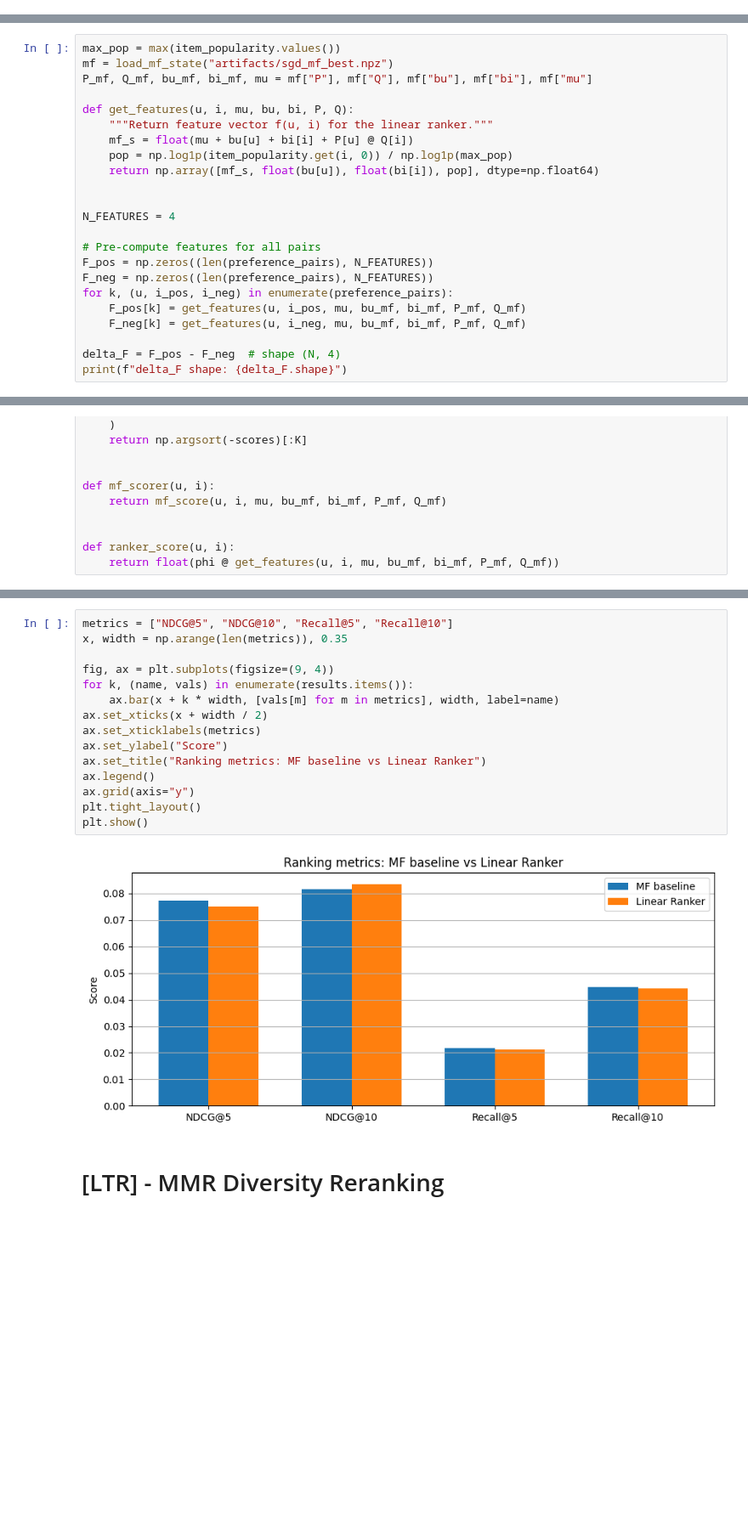
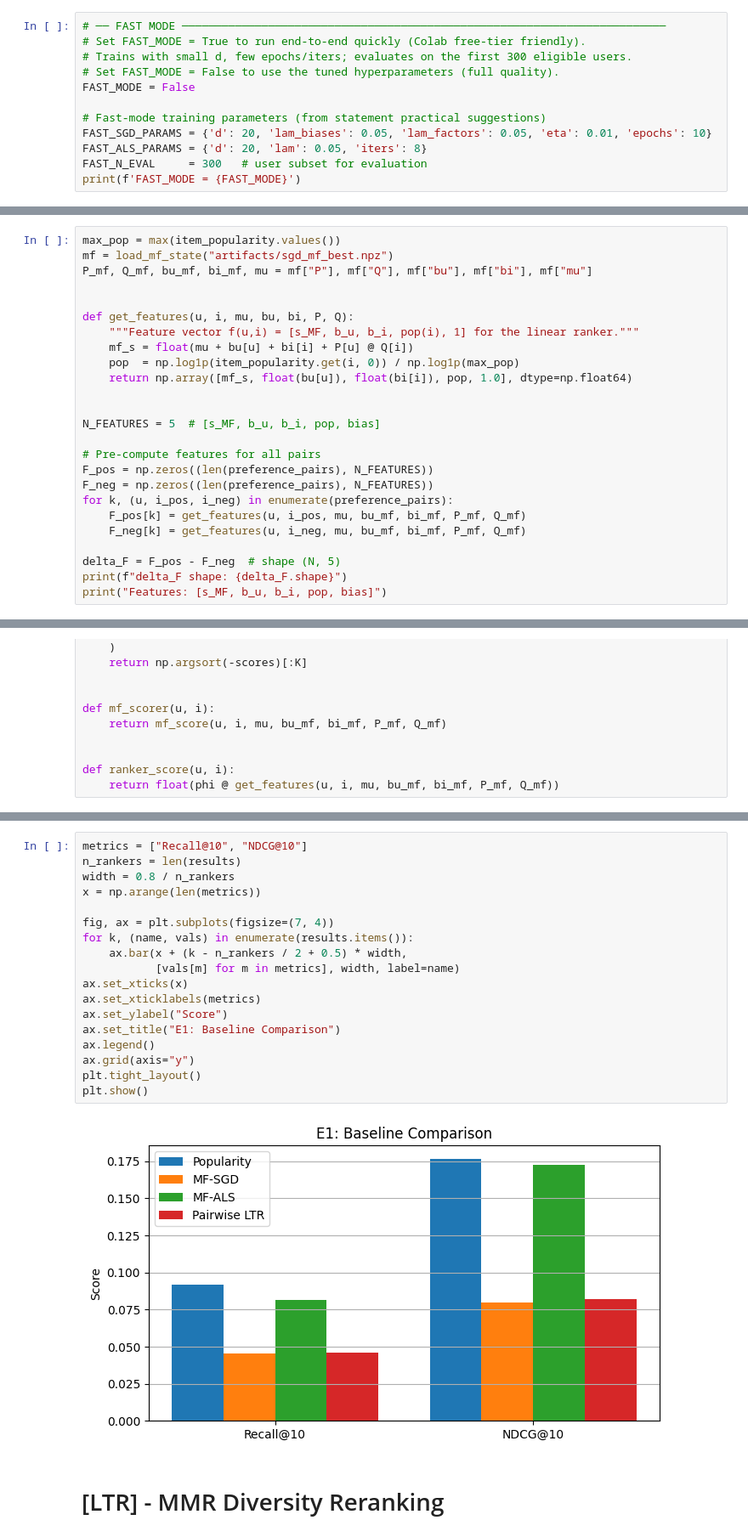
Before and after one commit to TiagoSilva35/CoCreativePipeline, a Jupyter notebook: src/main.ipynb, the cells around one changed output, grey strips where cells are left out. Shown at 85% size. Cells and saved outputs as stored; diff of their text form; blank space fills up the shorter version.

```diff
--- a/src/main.ipynb
+++ b/src/main.ipynb
@@ -18,3 +18,15 @@ from collections import defaultdict
 from pathlib import Path
 import matplotlib.pyplot as plt
 from sklearn.model_selection import train_test_split
+# %%
+# ── FAST MODE ─────────────────────────────────────────────────────────────────────────
+# Set FAST_MODE = True to run end-to-end quickly (Colab free-tier friendly).
+# Trains with small d, few epochs/iters; evaluates on the first 300 eligible users.
+# Set FAST_MODE = False to use the tuned hyperparameters (full quality).
+FAST_MODE = False
+
+# Fast-mode training parameters (from statement practical suggestions)
+FAST_SGD_PARAMS = {'d': 20, 'lam_biases': 0.05, 'lam_factors': 0.05, 'eta': 0.01, 'epochs': 10}
+FAST_ALS_PARAMS = {'d': 20, 'lam': 0.05, 'iters': 8}
+FAST_N_EVAL     = 300   # user subset for evaluation
+print(f'FAST_MODE = {FAST_MODE}')
@@ -598,14 +624,15 @@ max_pop = max(item_popularity.values())
 mf = load_mf_state("artifacts/sgd_mf_best.npz")
 P_mf, Q_mf, bu_mf, bi_mf, mu = mf["P"], mf["Q"], mf["bu"], mf["bi"], mf["mu"]
 
+
 def get_features(u, i, mu, bu, bi, P, Q):
-    """Return feature vector f(u, i) for the linear ranker."""
+    """Feature vector f(u,i) = [s_MF, b_u, b_i, pop(i), 1] for the linear ranker."""
     mf_s = float(mu + bu[u] + bi[i] + P[u] @ Q[i])
-    pop = np.log1p(item_popularity.get(i, 0)) / np.log1p(max_pop)
-    return np.array([mf_s, float(bu[u]), float(bi[i]), pop], dtype=np.float64)
+    pop  = np.log1p(item_popularity.get(i, 0)) / np.log1p(max_pop)
+    return np.array([mf_s, float(bu[u]), float(bi[i]), pop, 1.0], dtype=np.float64)
 
 
-N_FEATURES = 4
+N_FEATURES = 5  # [s_MF, b_u, b_i, pop, bias]
 
 # Pre-compute features for all pairs
 F_pos = np.zeros((len(preference_pairs), N_FEATURES))
@@ -614,6 +641,7 @@ for k, (u, i_pos, i_neg) in enumerate(preference_pairs):
     F_pos[k] = get_features(u, i_pos, mu, bu_mf, bi_mf, P_mf, Q_mf)
     F_neg[k] = get_features(u, i_neg, mu, bu_mf, bi_mf, P_mf, Q_mf)
 
-delta_F = F_pos - F_neg  # shape (N, 4)
+delta_F = F_pos - F_neg  # shape (N, 5)
 print(f"delta_F shape: {delta_F.shape}")
+print("Features: [s_MF, b_u, b_i, pop, bias]")
 # %% [output]
@@ -737,19 +789,22 @@ Linear Ranker  0.0752   0.0836    0.0213     0.0443
 # %%
-metrics = ["NDCG@5", "NDCG@10", "Recall@5", "Recall@10"]
-x, width = np.arange(len(metrics)), 0.35
+metrics = ["Recall@10", "NDCG@10"]
+n_rankers = len(results)
+width = 0.8 / n_rankers
+x = np.arange(len(metrics))
 
-fig, ax = plt.subplots(figsize=(9, 4))
+fig, ax = plt.subplots(figsize=(7, 4))
 for k, (name, vals) in enumerate(results.items()):
-    ax.bar(x + k * width, [vals[m] for m in metrics], width, label=name)
-ax.set_xticks(x + width / 2)
+    ax.bar(x + (k - n_rankers / 2 + 0.5) * width,
+           [vals[m] for m in metrics], width, label=name)
+ax.set_xticks(x)
 ax.set_xticklabels(metrics)
 ax.set_ylabel("Score")
-ax.set_title("Ranking metrics: MF baseline vs Linear Ranker")
+ax.set_title("E1: Baseline Comparison")
 ax.legend()
 ax.grid(axis="y")
 plt.tight_layout()
 plt.show()
 # %% [output]
-[figure, old version]
+[figure, new version]
 # %% [markdown]
 # [LTR] - MMR Diversity Reranking
```
Also changed, not shown: parts of 17 cells of this notebook, 4 other files.
